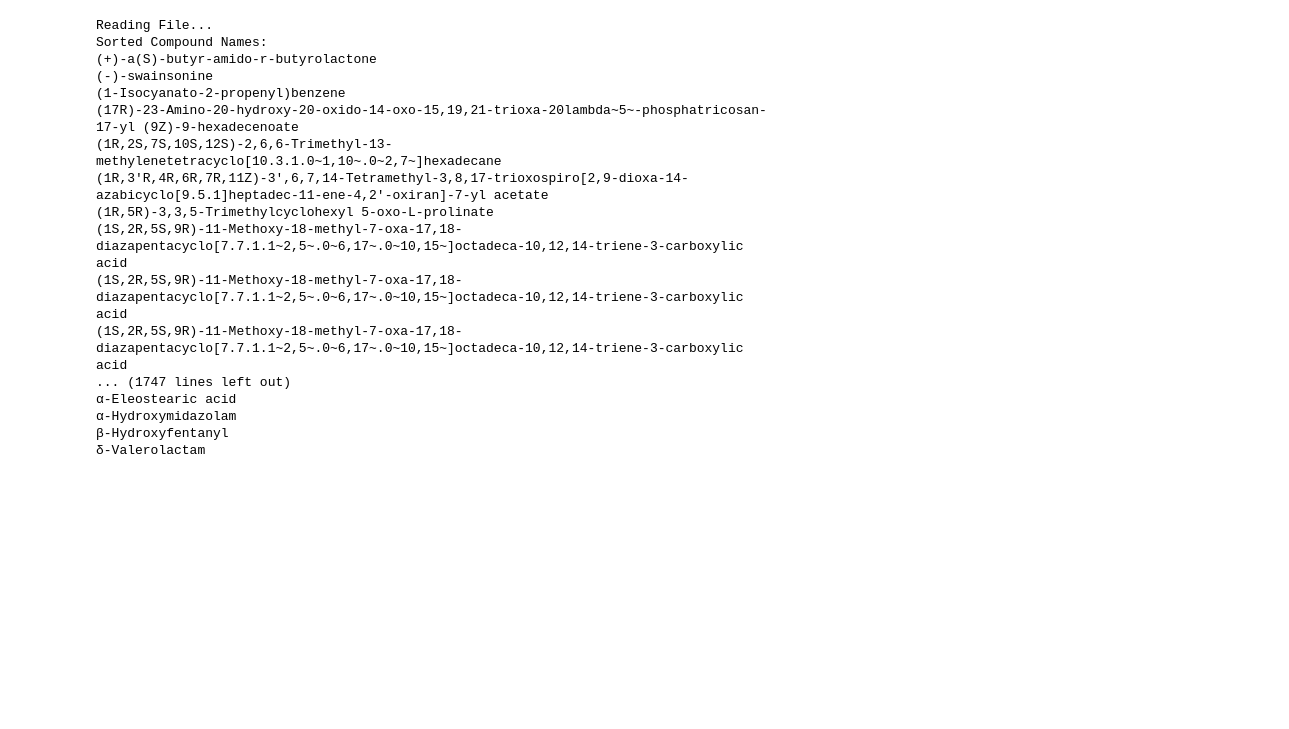
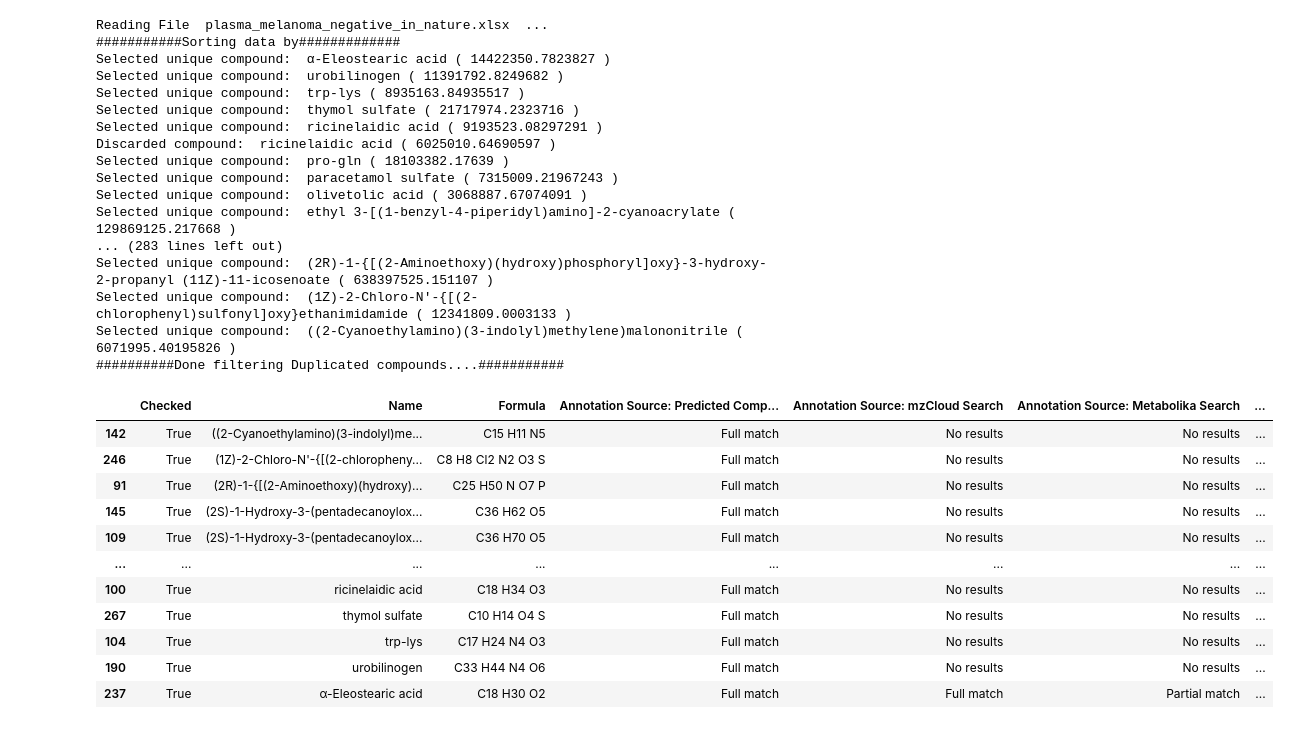
Before and after one commit to Andreymcz/jmapy, a Jupyter notebook: test_excel_api.ipynb, the cells around one changed output. Drawn from its saved outputs; the diff is of its cells as text; code cells hidden in the pictures; blank space fills up the shorter version.

```diff
--- a/test_excel_api.ipynb
+++ b/test_excel_api.ipynb
@@ -1,53 +1,71 @@
 # %%
 # Input
-compounds_file = 'plasma_melanoma_positive.xlsx'
+compounds_file = 'plasma_melanoma_negative_in_nature.xlsx'
 compound_name_col = 'Name'
 
 import pandas as pd
 print("Reading File ", compounds_file, " ...")
 #df = pd.read_excel('thermomix_tissue_teste.xlsx', sheet_name='Compounds')
 df = pd.read_excel(compounds_file, sheet_name='Compounds')
 
 # Map column_name -> column_index
 column_index = dict()
 index = 0
 for c in df.columns:
     #print("Column: ", c)
     column_index[c] = index
     index +=1
 
-print("Sorting data by column ", compound_name_col)
-df.sort_values(by=[compound_name_col], inplace=True)
+# sort by name and Area in descending order
+sort_colunms = [compound_name_col, 'Area (Max.)', 'RT [min]']
+print("########### Sorting data by #############")
+df.sort_values(by=sort_colunms, inplace=True, ascending=False)
 
+# Get first result for each compound
+last_compound_name = None
 name_index = column_index[compound_name_col]
-for index, r in df.iterrows():
-    print(r[name_index])
-    #print(df.iloc[0, 0])
+for row_index, row_data in df.iterrows() :
+    if last_compound_name == None or last_compound_name != row_data[name_index]:
+        last_compound_name = row_data[name_index]
+        print("Selected unique compound: ", row_data[name_index], "(", row_data[column_index['Area (Max.)']], ")")
+        continue
+    print("Discarded compound: ", row_data[name_index], "(", row_data[column_index['Area (Max.)']], ")")
+    df.drop(index=row_index, inplace = True)
 
 
-
-
-
-#df.columns
-#print(df.dtypes)
-#print("Sorting by name...")
-
-#display(df)
+print("########## Done filtering Duplicate compounds.... ###########")
+# sort by Name, ascending
+df.sort_values(by=[compound_name_col], inplace=True)
+display(df)
+# write to output
+df.to_excel("output.xlsx")
 # %% [output]
-Reading File...
-Sorted Compound Names:
-(+)-a(S)-butyr-amido-r-butyrolactone
-(-)-swainsonine
-(1-Isocyanato-2-propenyl)benzene
-(17R)-23-Amino-20-hydroxy-20-oxido-14-oxo-15,19,21-trioxa-20lambda~5~-phosphatricosan-17-yl (9Z)-9-hexadecenoate
-(1R,2S,7S,10S,12S)-2,6,6-Trimethyl-13-methylenetetracyclo[10.3.1.0~1,10~.0~2,7~]hexadecane
-(1R,3'R,4R,6R,7R,11Z)-3',6,7,14-Tetramethyl-3,8,17-trioxospiro[2,9-dioxa-14-azabicyclo[9.5.1]heptadec-11-ene-4,2'-oxiran]-7-yl acetate
-(1R,5R)-3,3,5-Trimethylcyclohexyl 5-oxo-L-prolinate
-(1S,2R,5S,9R)-11-Methoxy-18-methyl-7-oxa-17,18-diazapentacyclo[7.7.1.1~2,5~.0~6,17~.0~10,15~]octadeca-10,12,14-triene-3-carboxylic acid
-(1S,2R,5S,9R)-11-Methoxy-18-methyl-7-oxa-17,18-diazapentacyclo[7.7.1.1~2,5~.0~6,17~.0~10,15~]octadeca-10,12,14-triene-3-carboxylic acid
-(1S,2R,5S,9R)-11-Methoxy-18-methyl-7-oxa-17,18-diazapentacyclo[7.7.1.1~2,5~.0~6,17~.0~10,15~]octadeca-10,12,14-triene-3-carboxylic acid
-... (1747 lines left out)
-α-Eleostearic acid
-α-Hydroxymidazolam
-β-Hydroxyfentanyl
-δ-Valerolactam
+Reading File  plasma_melanoma_negative_in_nature.xlsx  ...
+###########Sorting data by#############
+Selected unique compound:  α-Eleostearic acid ( 14422350.7823827 )
+Selected unique compound:  urobilinogen ( 11391792.8249682 )
+Selected unique compound:  trp-lys ( 8935163.84935517 )
+Selected unique compound:  thymol sulfate ( 21717974.2323716 )
+Selected unique compound:  ricinelaidic acid ( 9193523.08297291 )
+Discarded compound:  ricinelaidic acid ( 6025010.64690597 )
+Selected unique compound:  pro-gln ( 18103382.17639 )
+Selected unique compound:  paracetamol sulfate ( 7315009.21967243 )
+Selected unique compound:  olivetolic acid ( 3068887.67074091 )
+Selected unique compound:  ethyl 3-[(1-benzyl-4-piperidyl)amino]-2-cyanoacrylate ( 129869125.217668 )
+... (283 lines left out)
+Selected unique compound:  (2R)-1-{[(2-Aminoethoxy)(hydroxy)phosphoryl]oxy}-3-hydroxy-2-propanyl (11Z)-11-icosenoate ( 638397525.151107 )
+Selected unique compound:  (1Z)-2-Chloro-N'-{[(2-chlorophenyl)sulfonyl]oxy}ethanimidamide ( 12341809.0003133 )
+Selected unique compound:  ((2-Cyanoethylamino)(3-indolyl)methylene)malononitrile ( 6071995.40195826 )
+##########Done filtering Duplicated compounds....###########
+|  | Checked | Name | Formula | Annotation Source: Predicted Comp... | Annotation Source: mzCloud Search | Annotation Source: Metabolika Search | ... |
+| 142 | True | ((2-Cyanoethylamino)(3-indolyl)me... | C15 H11 N5 | Full match | No results | No results | ... |
+| 246 | True | (1Z)-2-Chloro-N'-{[(2-chloropheny... | C8 H8 Cl2 N2 O3 S | Full match | No results | No results | ... |
+| 91 | True | (2R)-1-{[(2-Aminoethoxy)(hydroxy)... | C25 H50 N O7 P | Full match | No results | No results | ... |
+| 145 | True | (2S)-1-Hydroxy-3-(pentadecanoylox... | C36 H62 O5 | Full match | No results | No results | ... |
+| 109 | True | (2S)-1-Hydroxy-3-(pentadecanoylox... | C36 H70 O5 | Full match | No results | No results | ... |
+| ... | ... | ... | ... | ... | ... | ... | ... |
+| 100 | True | ricinelaidic acid | C18 H34 O3 | Full match | No results | No results | ... |
+| 267 | True | thymol sulfate | C10 H14 O4 S | Full match | No results | No results | ... |
+| 104 | True | trp-lys | C17 H24 N4 O3 | Full match | No results | No results | ... |
+| 190 | True | urobilinogen | C33 H44 N4 O6 | Full match | No results | No results | ... |
+| 237 | True | α-Eleostearic acid | C18 H30 O2 | Full match | Full match | Partial match | ... |
```
Also changed, not shown: parts of 1 cell of this notebook, 13 other files.
